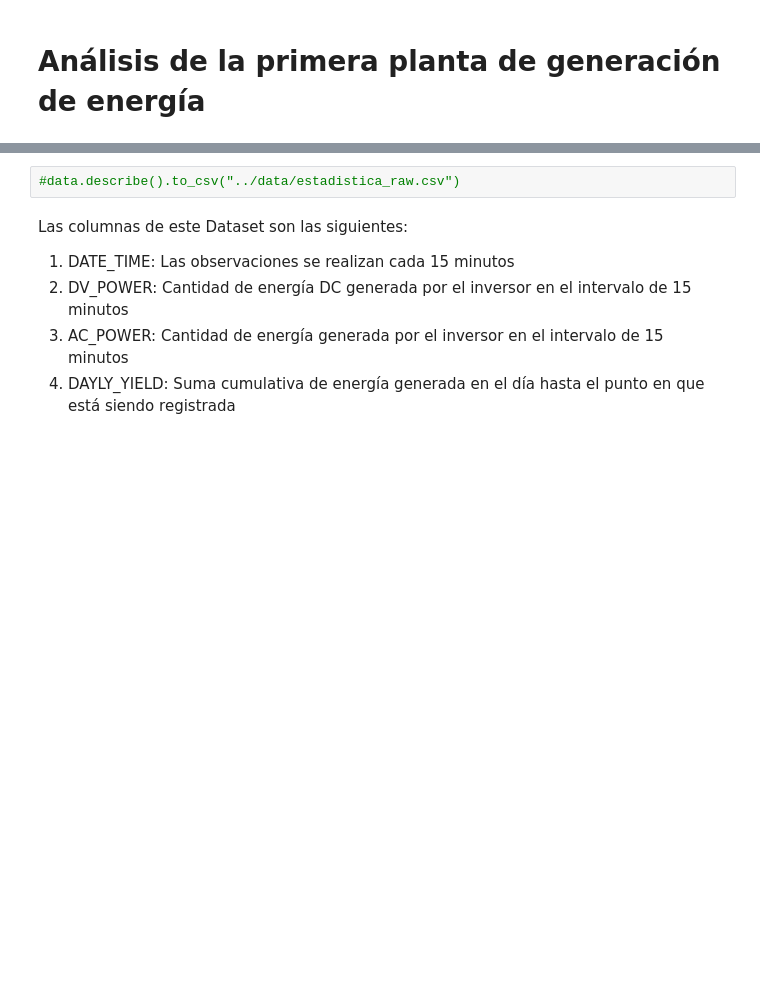
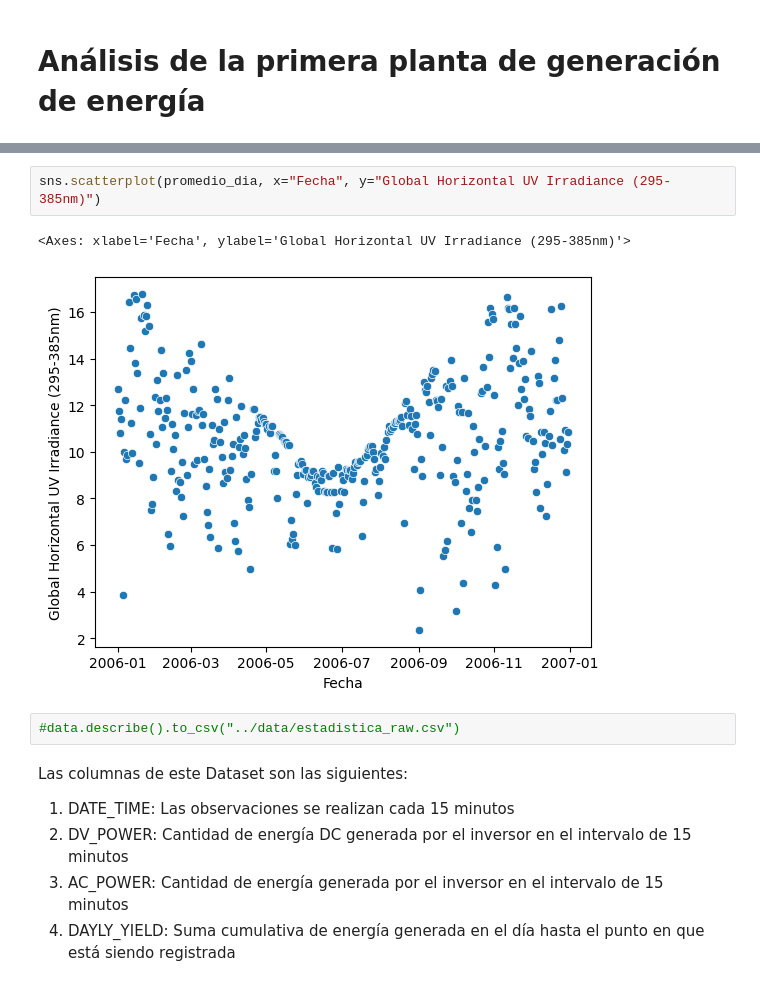
Before and after one commit to CarlosBaez11/Solar_data, a Jupyter notebook: scripts/data_analysis.ipynb, the cells around one changed output, grey strips where cells are left out. Drawn from its saved outputs; the diff is of its cells as text; blank space fills up the shorter version.

```diff
--- a/scripts/data_analysis.ipynb
+++ b/scripts/data_analysis.ipynb
@@ -31,3 +46,8 @@ data
+# %%
+sns.scatterplot(promedio_dia, x="Fecha", y="Global Horizontal UV Irradiance (295-385nm)")
+# %% [output]
+<Axes: xlabel='Fecha', ylabel='Global Horizontal UV Irradiance (295-385nm)'>
+[figure, added]
 # %%
 #data.describe().to_csv("../data/estadistica_raw.csv")
 # %% [markdown]
```
Also changed, not shown: parts of 24 cells of this notebook.
